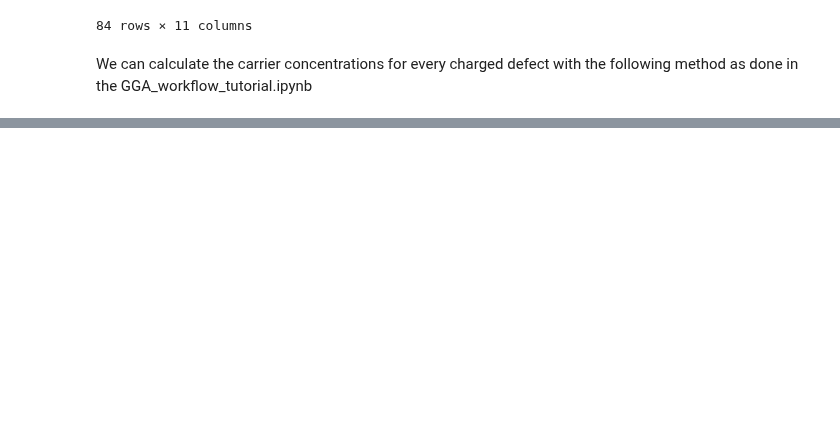
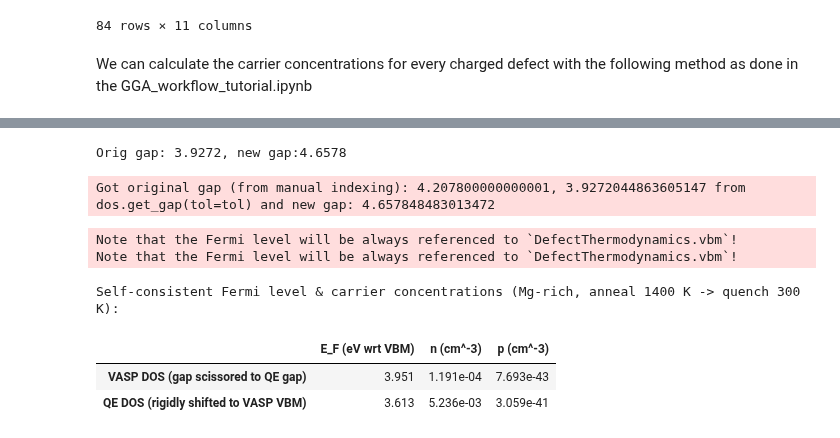
Before and after one commit to SMTG-Bham/doped, a Jupyter notebook: examples/Defect_Thermodynamics_QE.ipynb, the cells around one changed output, grey strips where cells are left out. Drawn from its saved outputs; the diff is of its cells as text; code cells hidden in the pictures; blank space fills up the shorter version.

```diff
--- a/examples/Defect_Thermodynamics_QE.ipynb
+++ b/examples/Defect_Thermodynamics_QE.ipynb
@@ -231,0 +239,10 @@ plt.show()
+# %%
+from doped.thermodynamics import scissor_dos
+
+#  QE DOS rigidly shifted onto the VASP energy reference: move the QE DOS so its VBM lands on
+# the VASP VBM (equal shift of VBM and CBM => gap preserved).
+qe_to_vasp_shift = MgO_thermo_VASP.vbm - MgO_thermo_QE.vbm
+
+# Using two scissors to avoid the error for avoiding delta_gap = 0 error.
+shifted_qe_dos = scissor_dos(MgO_dos, delta_VBM=qe_to_vasp_shift)
+shifted_qe_dos_final = scissor_dos(shifted_qe_dos, delta_CBM=qe_to_vasp_shift)
@@ -231,0 +254,45 @@ plt.show()
+# %%
+
+vasp_to_qe_gap_shift = MgO_thermo_QE.bulk_dos.get_gap() - vasp_raw_dos.get_gap()
+shifted_vasp_dos = scissor_dos(vasp_raw_dos, delta_CBM=vasp_to_qe_gap_shift)
+# %% [output]
+Orig gap: 3.9272, new gap:4.6578
+Got original gap (from manual indexing): 4.207800000000001, 3.9272044863605147 from dos.get_gap(tol=tol) and new gap: 4.657848483013472
+# %%
+from copy import deepcopy
+
+# Building two DefectThermodynamics objects with the SAME VASP defect energetics but different bulk DOS.
+
+MgO_thermo_VASP_with_QE_DOS = deepcopy(MgO_thermo_VASP)
+
+MgO_thermo_VASP.bulk_dos = shifted_vasp_dos         #VASP DOS, gap scissored to QE gap
+MgO_thermo_VASP_with_QE_DOS.bulk_dos = shifted_qe_dos_final  # QE DOS, rigidly shifted to VASP VBM
+# %% [output]
+Note that the Fermi level will be always referenced to `DefectThermodynamics.vbm`!
+Note that the Fermi level will be always referenced to `DefectThermodynamics.vbm`!
+# %%
+import pandas as pd
+
+runs = {
+    "VASP DOS (gap scissored to QE gap)": MgO_thermo_VASP,
+    "QE DOS (rigidly shifted to VASP VBM)": MgO_thermo_VASP_with_QE_DOS,
+}
+comparison = {}
+for label, thermo in runs.items():
+    fermi_level, e_conc, h_conc, _conc_df = thermo.get_fermi_level_and_concentrations(
+        limit="Mg-rich", annealing_temperature=1400,  # anneal at 1400 K, quench to 300 K
+    )
+    comparison[label] = {
+        "E_F (eV wrt VBM)": f"{fermi_level:.3f}",
+        "n (cm^-3)": f"{e_conc:.3e}",
+        "p (cm^-3)": f"{h_conc:.3e}",
+    }
+
+comparison_df = pd.DataFrame(comparison).T
+print("Self-consistent Fermi level & carrier concentrations (Mg-rich, anneal 1400 K -> quench 300 K):")
+comparison_df
+# %% [output]
+Self-consistent Fermi level & carrier concentrations (Mg-rich, anneal 1400 K -> quench 300 K):
+|  | E_F (eV wrt VBM) | n (cm^-3) | p (cm^-3) |
+| VASP DOS (gap scissored to QE gap) | 3.951 | 1.191e-04 | 7.693e-43 |
+| QE DOS (rigidly shifted to VASP VBM) | 3.613 | 5.236e-03 | 3.059e-41 |
```
Also changed, not shown: parts of 12 cells of this notebook.
